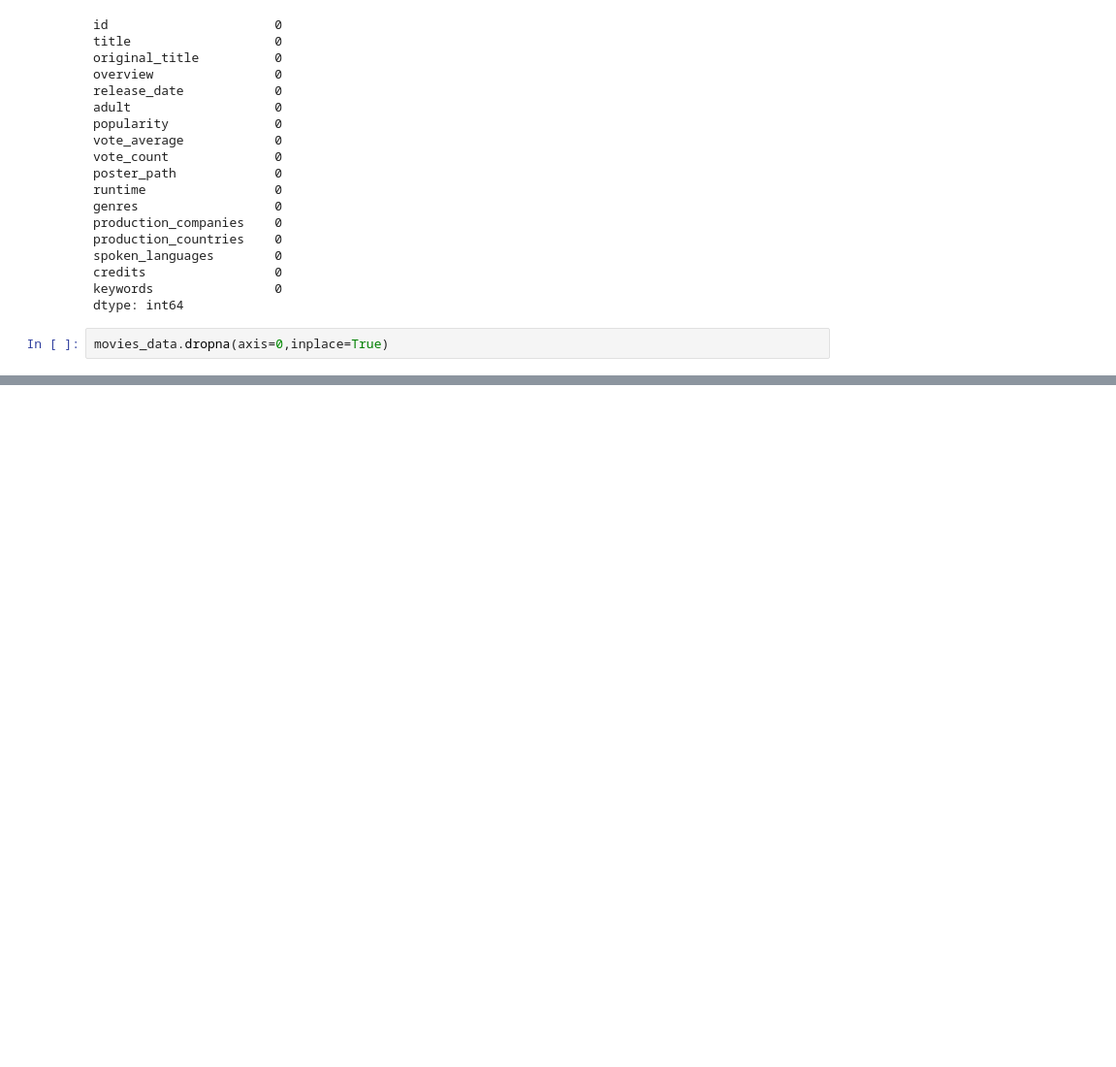
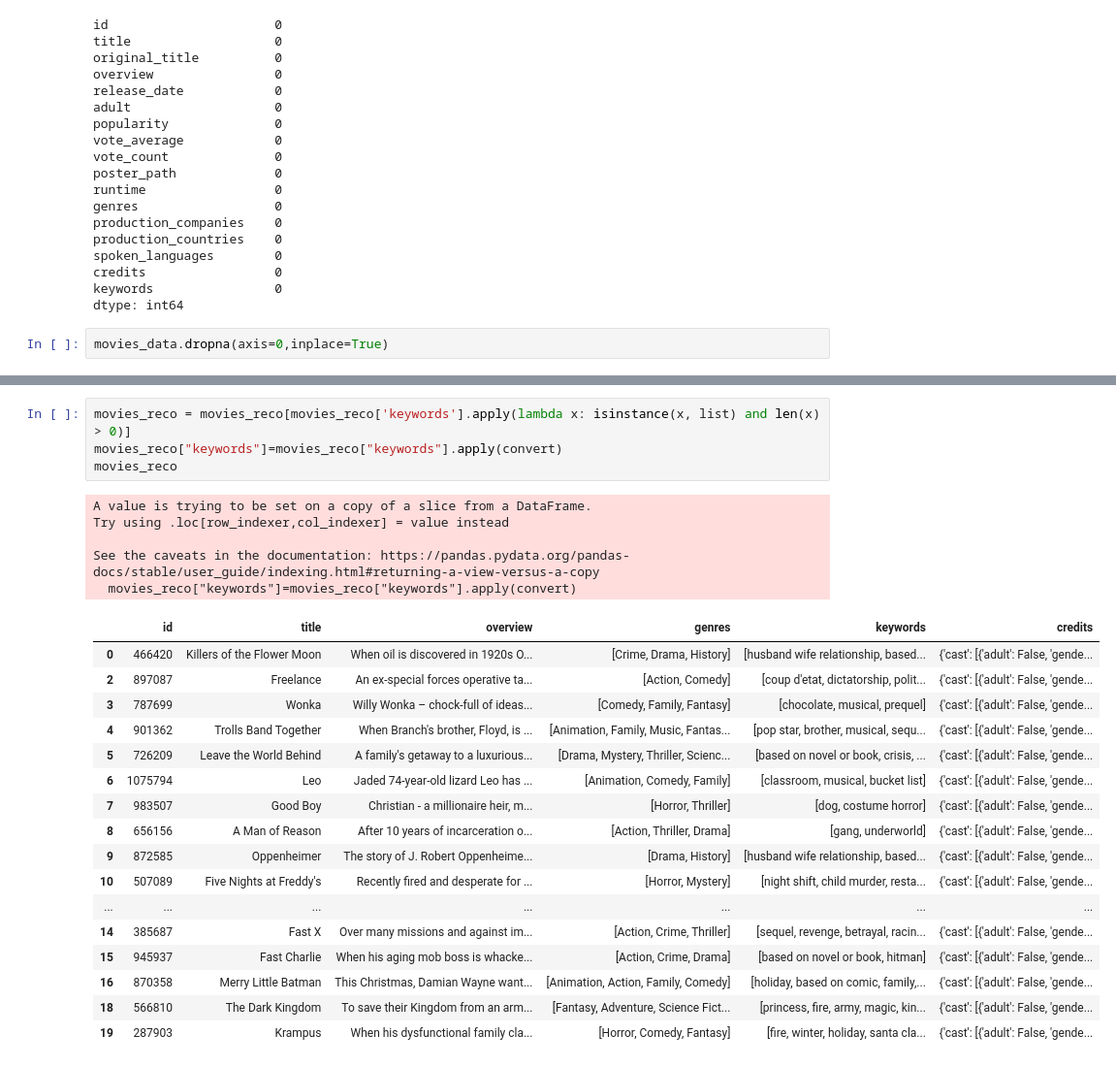
Before and after one commit to yassprogramme/Python_ENSAE_2A_app, a Jupyter notebook: Notebook.ipynb, the cells around one changed output, grey strips where cells are left out. Shown at 97% size. Drawn from its saved outputs; the diff is of its cells as text; blank space fills up the shorter version.

```diff
--- a/Notebook.ipynb
+++ b/Notebook.ipynb
@@ -135,0 +190,27 @@ movies_data.dropna(axis=0,inplace=True)
+# %%
+movies_reco = movies_reco[movies_reco['keywords'].apply(lambda x: isinstance(x, list) and len(x) > 0)]
+movies_reco["keywords"]=movies_reco["keywords"].apply(convert)
+movies_reco
+# %% [output]
+A value is trying to be set on a copy of a slice from a DataFrame.
+Try using .loc[row_indexer,col_indexer] = value instead
+
+See the caveats in the documentation: https://pandas.pydata.org/pandas-docs/stable/user_guide/indexing.html#returning-a-view-versus-a-copy
+  movies_reco["keywords"]=movies_reco["keywords"].apply(convert)
+|  | id | title | overview | genres | keywords | credits |
+| 0 | 466420 | Killers of the Flower Moon | When oil is discovered in 1920s O... | [Crime, Drama, History] | [husband wife relationship, based... | {'cast': [{'adult': False, 'gende... |
+| 2 | 897087 | Freelance | An ex-special forces operative ta... | [Action, Comedy] | [coup d'etat, dictatorship, polit... | {'cast': [{'adult': False, 'gende... |
+| 3 | 787699 | Wonka | Willy Wonka – chock-full of ideas... | [Comedy, Family, Fantasy] | [chocolate, musical, prequel] | {'cast': [{'adult': False, 'gende... |
+| 4 | 901362 | Trolls Band Together | When Branch's brother, Floyd, is ... | [Animation, Family, Music, Fantas... | [pop star, brother, musical, sequ... | {'cast': [{'adult': False, 'gende... |
+| 5 | 726209 | Leave the World Behind | A family's getaway to a luxurious... | [Drama, Mystery, Thriller, Scienc... | [based on novel or book, crisis, ... | {'cast': [{'adult': False, 'gende... |
+| 6 | 1075794 | Leo | Jaded 74-year-old lizard Leo has ... | [Animation, Comedy, Family] | [classroom, musical, bucket list] | {'cast': [{'adult': False, 'gende... |
+| 7 | 983507 | Good Boy | Christian - a millionaire heir, m... | [Horror, Thriller] | [dog, costume horror] | {'cast': [{'adult': False, 'gende... |
+| 8 | 656156 | A Man of Reason | After 10 years of incarceration o... | [Action, Thriller, Drama] | [gang, underworld] | {'cast': [{'adult': False, 'gende... |
+| 9 | 872585 | Oppenheimer | The story of J. Robert Oppenheime... | [Drama, History] | [husband wife relationship, based... | {'cast': [{'adult': False, 'gende... |
+| 10 | 507089 | Five Nights at Freddy's | Recently fired and desperate for ... | [Horror, Mystery] | [night shift, child murder, resta... | {'cast': [{'adult': False, 'gende... |
+| ... | ... | ... | ... | ... | ... | ... |
+| 14 | 385687 | Fast X | Over many missions and against im... | [Action, Crime, Thriller] | [sequel, revenge, betrayal, racin... | {'cast': [{'adult': False, 'gende... |
+| 15 | 945937 | Fast Charlie | When his aging mob boss is whacke... | [Action, Crime, Drama] | [based on novel or book, hitman] | {'cast': [{'adult': False, 'gende... |
+| 16 | 870358 | Merry Little Batman | This Christmas, Damian Wayne want... | [Animation, Action, Family, Comedy] | [holiday, based on comic, family,... | {'cast': [{'adult': False, 'gende... |
+| 18 | 566810 | The Dark Kingdom | To save their Kingdom from an arm... | [Fantasy, Adventure, Science Fict... | [princess, fire, army, magic, kin... | {'cast': [{'adult': False, 'gende... |
+| 19 | 287903 | Krampus | When his dysfunctional family cla... | [Horror, Comedy, Fantasy] | [fire, winter, holiday, santa cla... | {'cast': [{'adult': False, 'gende... |
```
Also changed, not shown: parts of 8 cells of this notebook.
